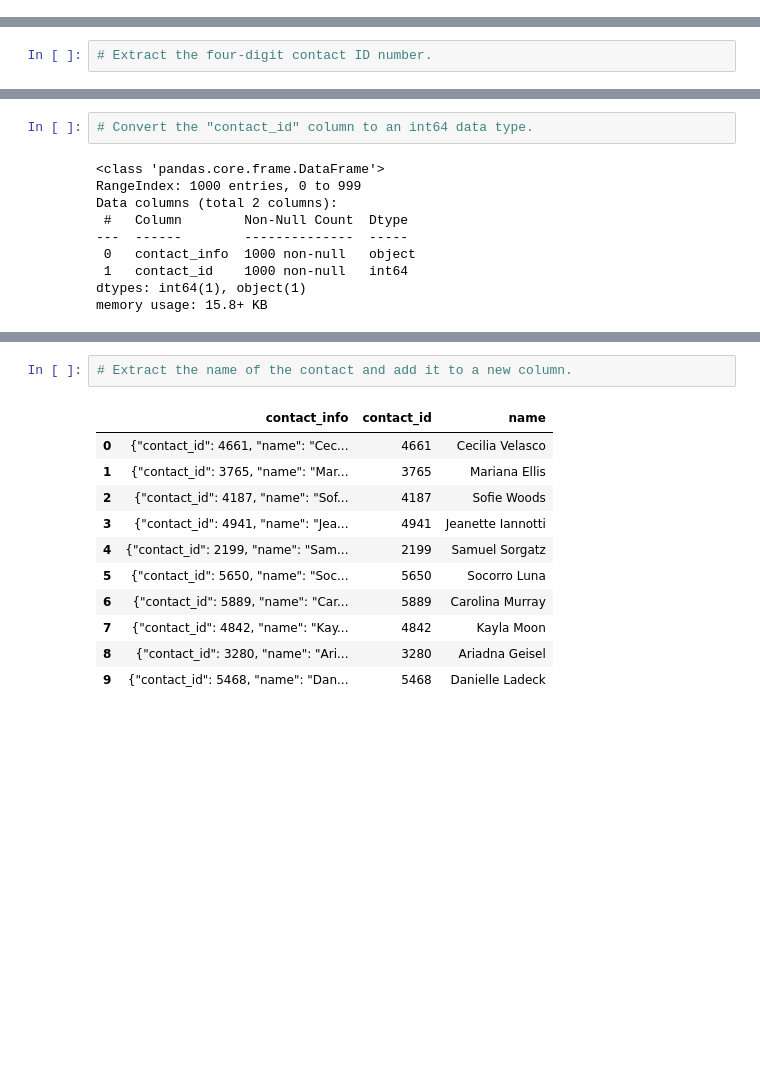
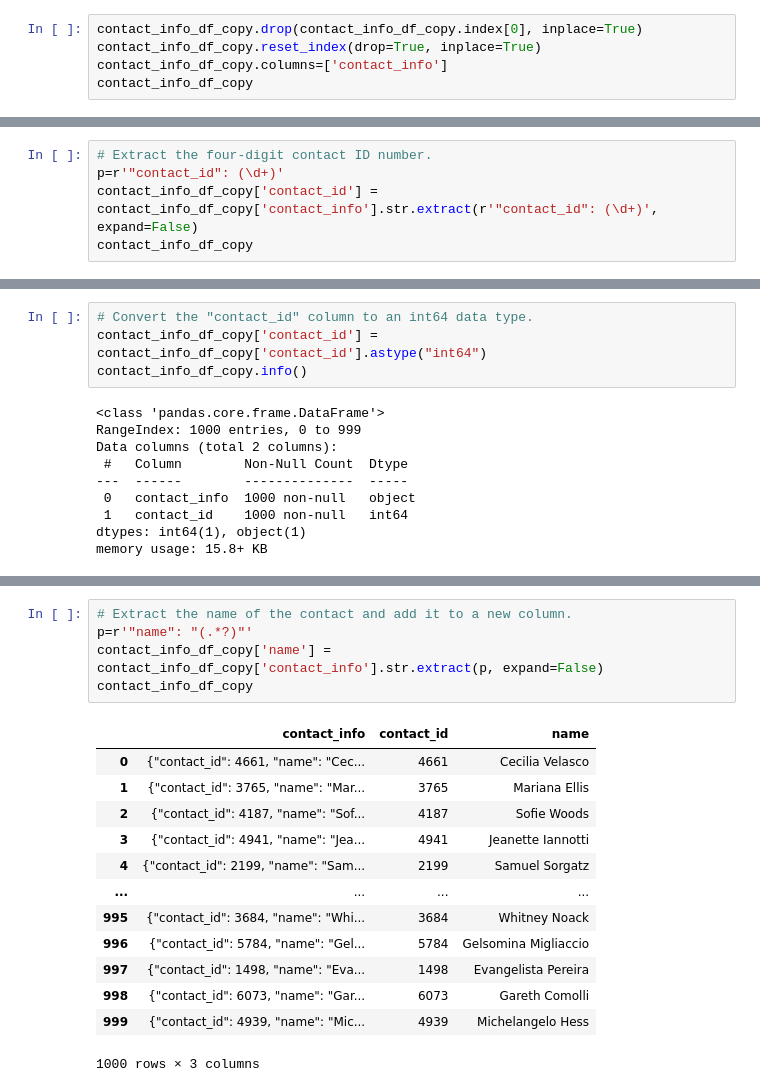
Before and after one commit to ajoyg/Crowdfunding_ETL, a Jupyter notebook: ETL_Mini_Project_AGopalkrishna.ipynb, the cells around one changed output, grey strips where cells are left out. Cells and saved outputs as stored; diff of their text form; blank space fills up the shorter version.

Commit message:
Added the contacts clean up with regex option

```diff
--- a/ETL_Mini_Project_AGopalkrishna.ipynb
+++ b/ETL_Mini_Project_AGopalkrishna.ipynb
@@ -414,0 +427,5 @@ contact_info_df_copy.head()
+# %%
+contact_info_df_copy.drop(contact_info_df_copy.index[0], inplace=True)
+contact_info_df_copy.reset_index(drop=True, inplace=True)
+contact_info_df_copy.columns=['contact_info']
+contact_info_df_copy
@@ -415,5 +446,8 @@ contact_info_df_copy.head()
 # %%
 # Extract the four-digit contact ID number.
+p=r'"contact_id": (\d+)'
+contact_info_df_copy['contact_id'] = contact_info_df_copy['contact_info'].str.extract(r'"contact_id": (\d+)', expand=False)
+contact_info_df_copy
 # %% [output]
 |  | contact_info | contact_id |
 | 0 | {"contact_id": 4661, "name": "Cec... | 4661 |
@@ -435,6 +477,8 @@ dtypes: object(2)
 memory usage: 15.8+ KB
 # %%
 # Convert the "contact_id" column to an int64 data type.
+contact_info_df_copy['contact_id'] = contact_info_df_copy['contact_id'].astype("int64")
+contact_info_df_copy.info()
 # %% [output]
 <class 'pandas.core.frame.DataFrame'>
 RangeIndex: 1000 entries, 0 to 999
@@ -448,14 +508,19 @@ memory usage: 15.8+ KB
 # %%
 # Extract the name of the contact and add it to a new column.
+p=r'"name": "(.*?)"'
+contact_info_df_copy['name'] = contact_info_df_copy['contact_info'].str.extract(p, expand=False)
+contact_info_df_copy
 # %% [output]
 |  | contact_info | contact_id | name |
 | 0 | {"contact_id": 4661, "name": "Cec... | 4661 | Cecilia Velasco |
 | 1 | {"contact_id": 3765, "name": "Mar... | 3765 | Mariana Ellis |
 | 2 | {"contact_id": 4187, "name": "Sof... | 4187 | Sofie Woods |
 | 3 | {"contact_id": 4941, "name": "Jea... | 4941 | Jeanette Iannotti |
 | 4 | {"contact_id": 2199, "name": "Sam... | 2199 | Samuel Sorgatz |
-| 5 | {"contact_id": 5650, "name": "Soc... | 5650 | Socorro Luna |
-| 6 | {"contact_id": 5889, "name": "Car... | 5889 | Carolina Murray |
-| 7 | {"contact_id": 4842, "name": "Kay... | 4842 | Kayla Moon |
-| 8 | {"contact_id": 3280, "name": "Ari... | 3280 | Ariadna Geisel |
-| 9 | {"contact_id": 5468, "name": "Dan... | 5468 | Danielle Ladeck |
+| ... | ... | ... | ... |
+| 995 | {"contact_id": 3684, "name": "Whi... | 3684 | Whitney Noack |
+| 996 | {"contact_id": 5784, "name": "Gel... | 5784 | Gelsomina Migliaccio |
+| 997 | {"contact_id": 1498, "name": "Eva... | 1498 | Evangelista Pereira |
+| 998 | {"contact_id": 6073, "name": "Gar... | 6073 | Gareth Comolli |
+| 999 | {"contact_id": 4939, "name": "Mic... | 4939 | Michelangelo Hess |
+1000 rows × 3 columns
```
Also changed, not shown: parts of 13 cells of this notebook, 1 other file.
